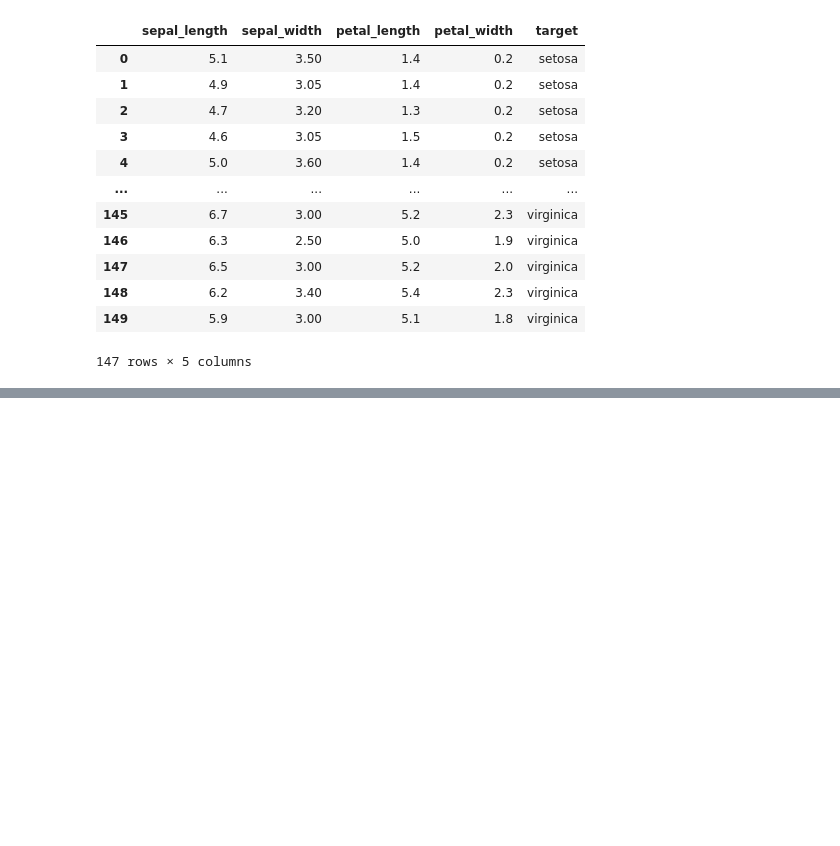
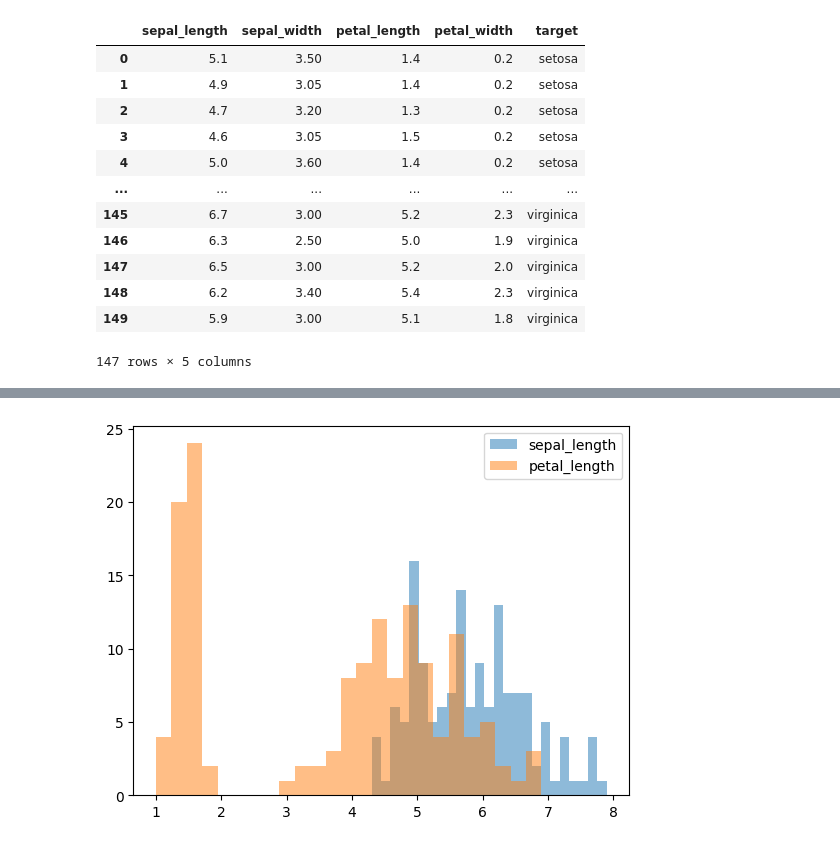
Before and after one commit to Jaen-923/2024-KISIA, a Jupyter notebook: 데이터_분석_및_전처리.ipynb, the cells around one changed output, grey strips where cells are left out. Drawn from its saved outputs; the diff is of its cells as text; code cells hidden in the pictures; blank space fills up the shorter version.

```diff
--- a/데이터_분석_및_전처리.ipynb
+++ b/데이터_분석_및_전처리.ipynb
@@ -152,0 +166,3 @@ z_score = (df_processed['petal_length'] - petal_length_avg) / petal_length_std
+# %%
+outlier_filter2 = (z_score < -3) | (z_score > 3)
+df_processed[outlier_filter2]
@@ -152,0 +256,9 @@ z_score = (df_processed['petal_length'] - petal_length_avg) / petal_length_std
+# %%
+hist1 = df_processed2['sepal_length']
+hist2 = df_processed2['petal_length']
+plt.hist(hist1, label='sepal_length', alpha=0.5, bins=25)
+plt.hist(hist2, label='petal_length', alpha=0.5, bins=25)
+plt.legend(loc = 0)
+plt.show()
+# %% [output]
+[figure, added]
```
Also changed, not shown: parts of 12 cells of this notebook, 1 other file.
